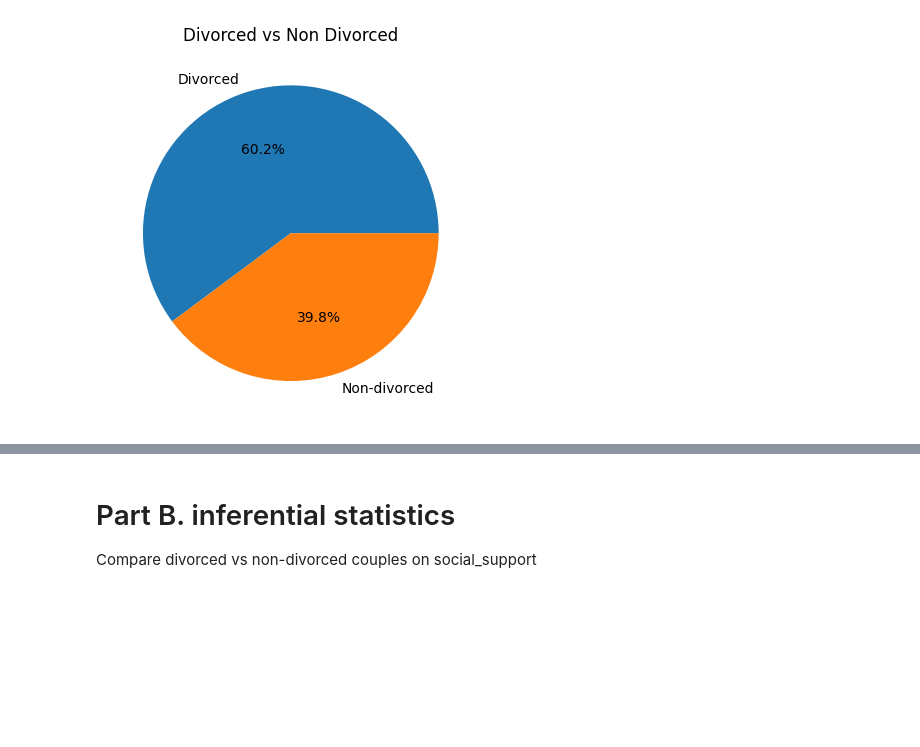
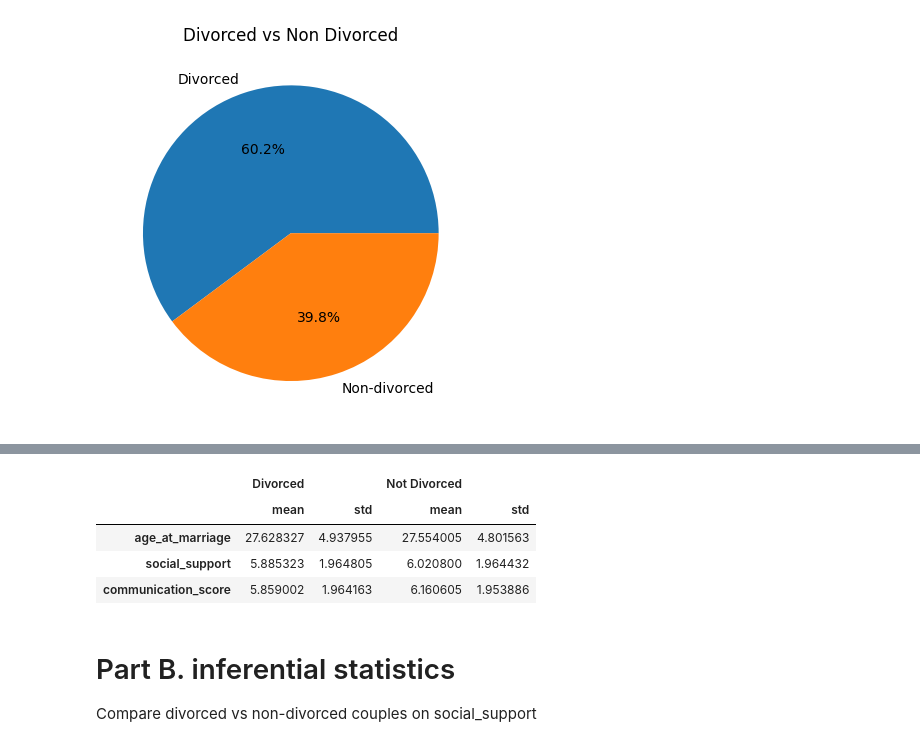
Before and after one commit to Rodrigu87/Module-2-Project-CAS-UniBe, a Jupyter notebook: Divorce.ipynb, the cells around one changed output, grey strips where cells are left out. Drawn from its saved outputs; the diff is of its cells as text; code cells hidden in the pictures; blank space fills up the shorter version.

```diff
--- a/Divorce.ipynb
+++ b/Divorce.ipynb
@@ -98,3 +84,30 @@ plt.show()
+# %%
+# Separate groups: divorced vs not divorced
+divorced_group = df[df["divorced"] == 1]
+not_divorced_group = df[df["divorced"] == 0]
+
+# Focus only on the requested columns
+selected_cols = ["age_at_marriage", "social_support", "communication_score"]
+
+# Calculate mean and std for divorced vs not divorced
+stats_divorced_sel = divorced_group[selected_cols].agg(["mean", "std"]).T
+stats_not_divorced_sel = not_divorced_group[selected_cols].agg(["mean", "std"]).T
+
+# Combine into one DataFrame
+comparison_selected = pd.concat(
+    [stats_divorced_sel, stats_not_divorced_sel],
+    axis=1,
+    keys=["Divorced", "Not Divorced"]
+)
+
+# Show results
+comparison_selected
+# %% [output]
+|  | Divorced |  | Not Divorced |  |
+|  | mean | std | mean | std |
+| age_at_marriage | 27.628327 | 4.937955 | 27.554005 | 4.801563 |
+| social_support | 5.885323 | 1.964805 | 6.020800 | 1.964432 |
+| communication_score | 5.859002 | 1.964163 | 6.160605 | 1.953886 |
 # %% [markdown]
 
 
```
Also changed, not shown: parts of 3 cells of this notebook.
